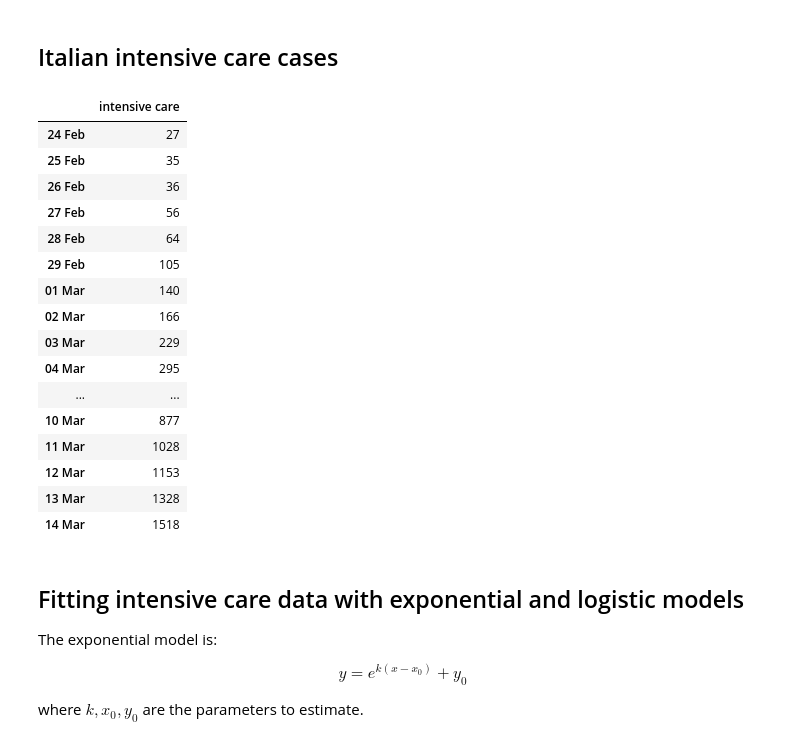
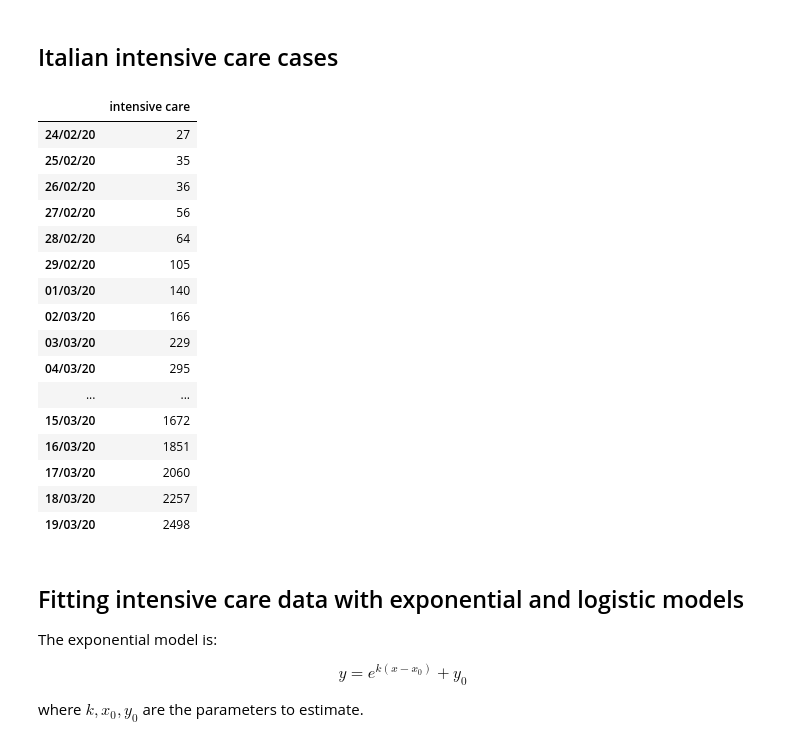
Before and after one commit to simogasp/coregression, a Jupyter notebook: plotting.ipynb, the cells around one changed output. Cells and saved outputs as stored; diff of their text form; code cells hidden in the pictures.

```diff
--- a/plotting.ipynb
+++ b/plotting.ipynb
@@ -14,28 +11,28 @@ cf.set_config_file(offline=False, world_readable=True)
 # %%
 # loading the data
 df = pd.read_csv('italy-intensive_care.csv')
-a = list((dt.day_of_year_to_date(v)).strftime("%d %b") for v in df['day'])
+a = list((dt.day_of_year_to_date(v)).strftime("%d/%m/%y") for v in df['day'])
 df.index = a
+df.drop(columns=['day'])
 # display the table
-pd.DataFrame(df['intensive care'])
 # %% [output]
 |  | intensive care |
-| 24 Feb | 27 |
-| 25 Feb | 35 |
-| 26 Feb | 36 |
-| 27 Feb | 56 |
-| 28 Feb | 64 |
-| 29 Feb | 105 |
-| 01 Mar | 140 |
-| 02 Mar | 166 |
-| 03 Mar | 229 |
-| 04 Mar | 295 |
+| 24/02/20 | 27 |
+| 25/02/20 | 35 |
+| 26/02/20 | 36 |
+| 27/02/20 | 56 |
+| 28/02/20 | 64 |
+| 29/02/20 | 105 |
+| 01/03/20 | 140 |
+| 02/03/20 | 166 |
+| 03/03/20 | 229 |
+| 04/03/20 | 295 |
 | ... | ... |
-| 10 Mar | 877 |
-| 11 Mar | 1028 |
-| 12 Mar | 1153 |
-| 13 Mar | 1328 |
-| 14 Mar | 1518 |
+| 15/03/20 | 1672 |
+| 16/03/20 | 1851 |
+| 17/03/20 | 2060 |
+| 18/03/20 | 2257 |
+| 19/03/20 | 2498 |
 # %% [markdown]
 ## Fitting intensive care data with exponential and logistic models
 
```
Also changed, not shown: parts of 6 cells of this notebook.
